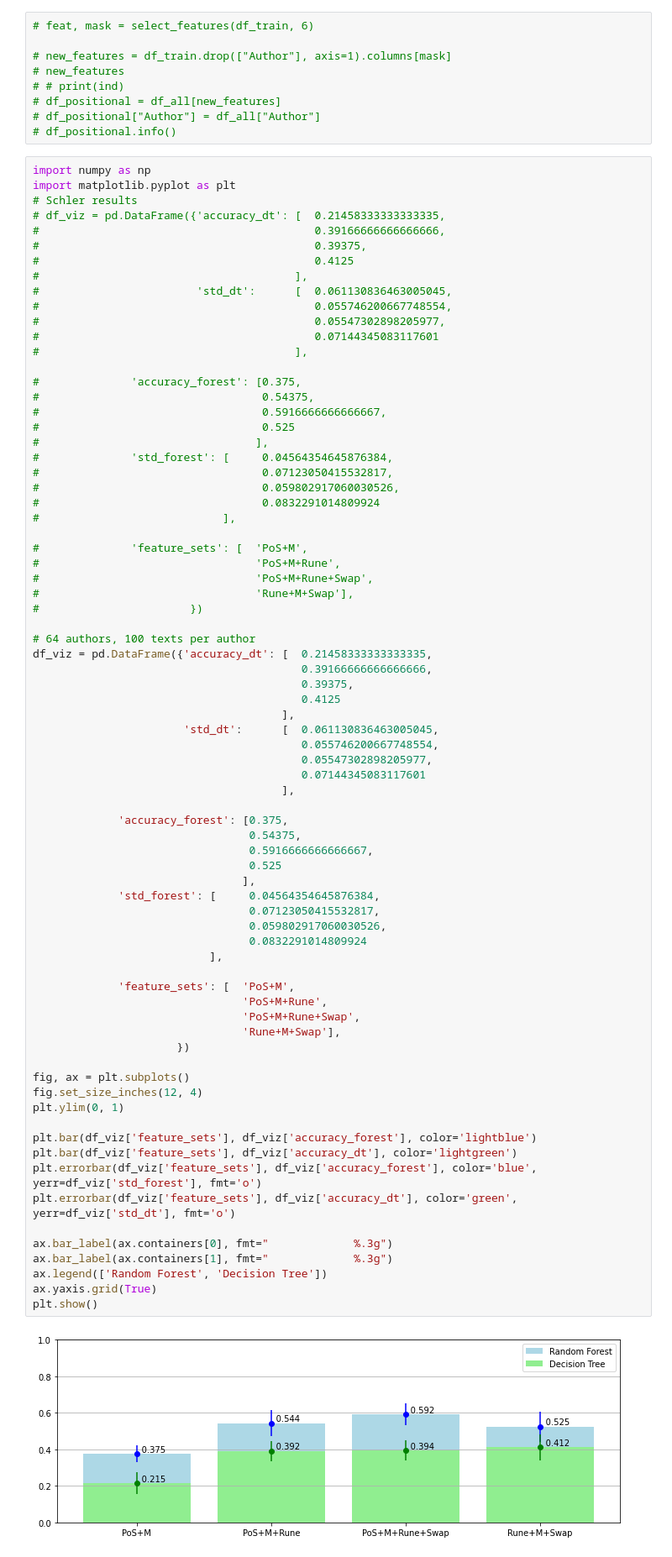
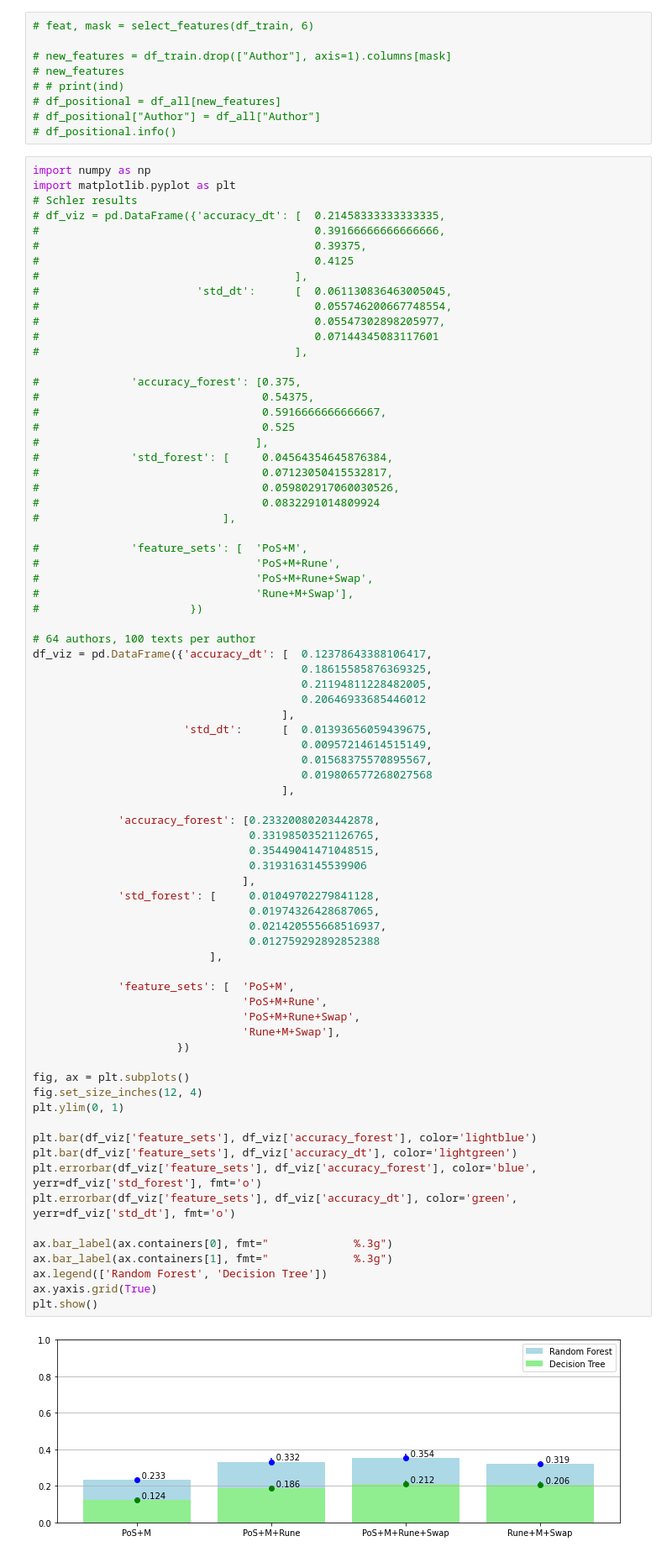
Before and after one commit to Andser99/Stylometry, a Jupyter notebook: Python/Models.ipynb, the cells around one changed output. Shown at 84% size. Drawn from its saved outputs; the diff is of its cells as text.

```diff
--- a/Python/Models.ipynb
+++ b/Python/Models.ipynb
@@ -385,47 +380,47 @@ import matplotlib.pyplot as plt
 #                       })
 
 # 64 authors, 100 texts per author
-df_viz = pd.DataFrame({'accuracy_dt': [  0.21458333333333335,
-                                         0.39166666666666666,
-                                         0.39375,
-                                         0.4125
+df_viz = pd.DataFrame({'accuracy_dt': [  0.12378643388106417,
+                                         0.18615585876369325,
+                                         0.21194811228482005,
+                                         0.20646933685446012
                                       ],
-                       'std_dt':      [  0.061130836463005045,
-                                         0.055746200667748554,
-                                         0.05547302898205977,
-                                         0.07144345083117601
+                       'std_dt':      [  0.01393656059439675,
+                                         0.00957214614515149,
+                                         0.01568375570895567,
+                                         0.019806577268027568
                                       ],
 
-             'accuracy_forest': [0.375,
-                                 0.54375,
-                                 0.5916666666666667,
-                                 0.525
+             'accuracy_forest': [0.23320080203442878,
+                                 0.33198503521126765,
+                                 0.35449041471048515,
+                                 0.3193163145539906
                                 ],
-             'std_forest': [     0.04564354645876384,
-                                 0.07123050415532817,
-                                 0.059802917060030526,
-                                 0.0832291014809924
+             'std_forest': [     0.01049702279841128,
+                                 0.01974326428687065,
+                                 0.021420555668516937,
+                                 0.012759292892852388
                            ],
 
              'feature_sets': [  'PoS+M',
                                 'PoS+M+Rune',
                                 'PoS+M+Rune+Swap',
                                 'Rune+M+Swap'],
                       })
 
 fig, ax = plt.subplots()
 fig.set_size_inches(12, 4)
 plt.ylim(0, 1)
 
 plt.bar(df_viz['feature_sets'], df_viz['accuracy_forest'], color='lightblue')
 plt.bar(df_viz['feature_sets'], df_viz['accuracy_dt'], color='lightgreen')
 plt.errorbar(df_viz['feature_sets'], df_viz['accuracy_forest'], color='blue', yerr=df_viz['std_forest'], fmt='o')
 plt.errorbar(df_viz['feature_sets'], df_viz['accuracy_dt'], color='green', yerr=df_viz['std_dt'], fmt='o')
 
 ax.bar_label(ax.containers[0], fmt="             %.3g")
 ax.bar_label(ax.containers[1], fmt="             %.3g")
 ax.legend(['Random Forest', 'Decision Tree'])
 ax.yaxis.grid(True)
 plt.show()
 # %% [output]
-[figure, old version]
+[figure, new version]
```
Also changed, not shown: parts of 18 cells of this notebook, 1 other file.
